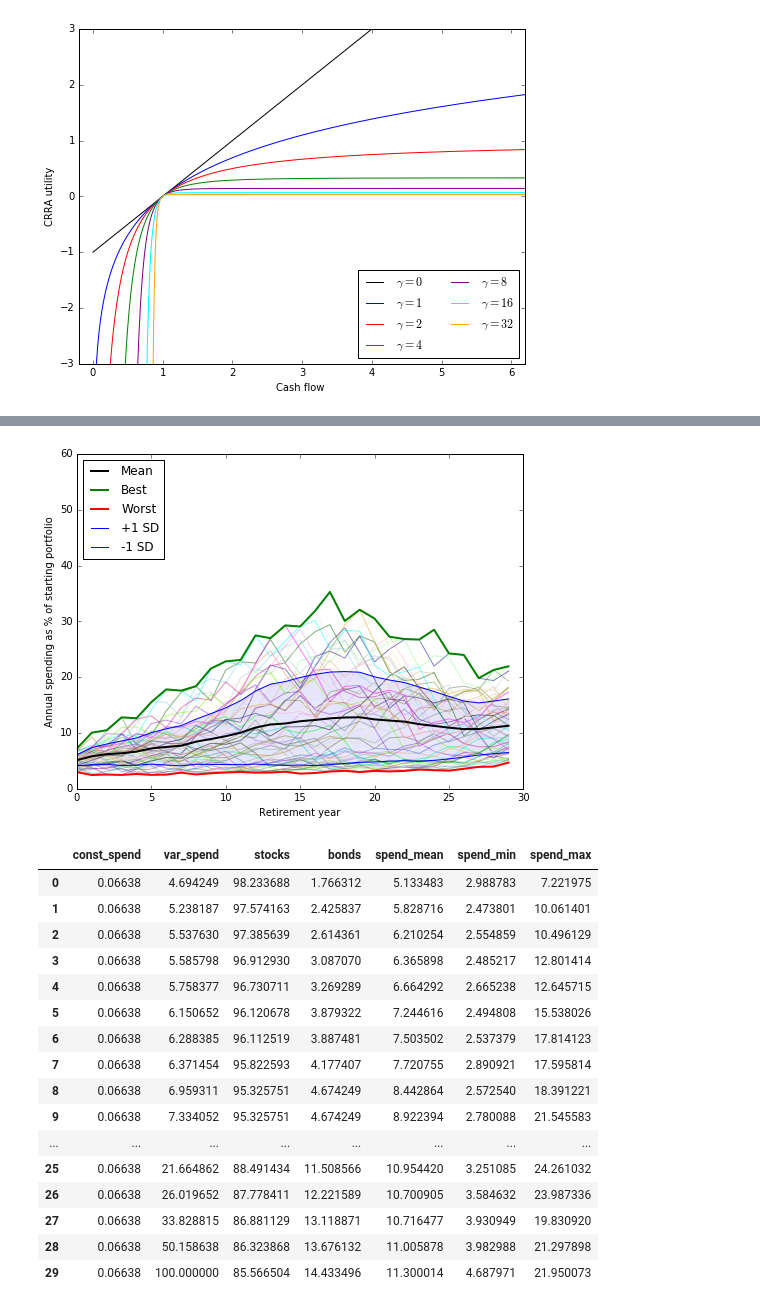
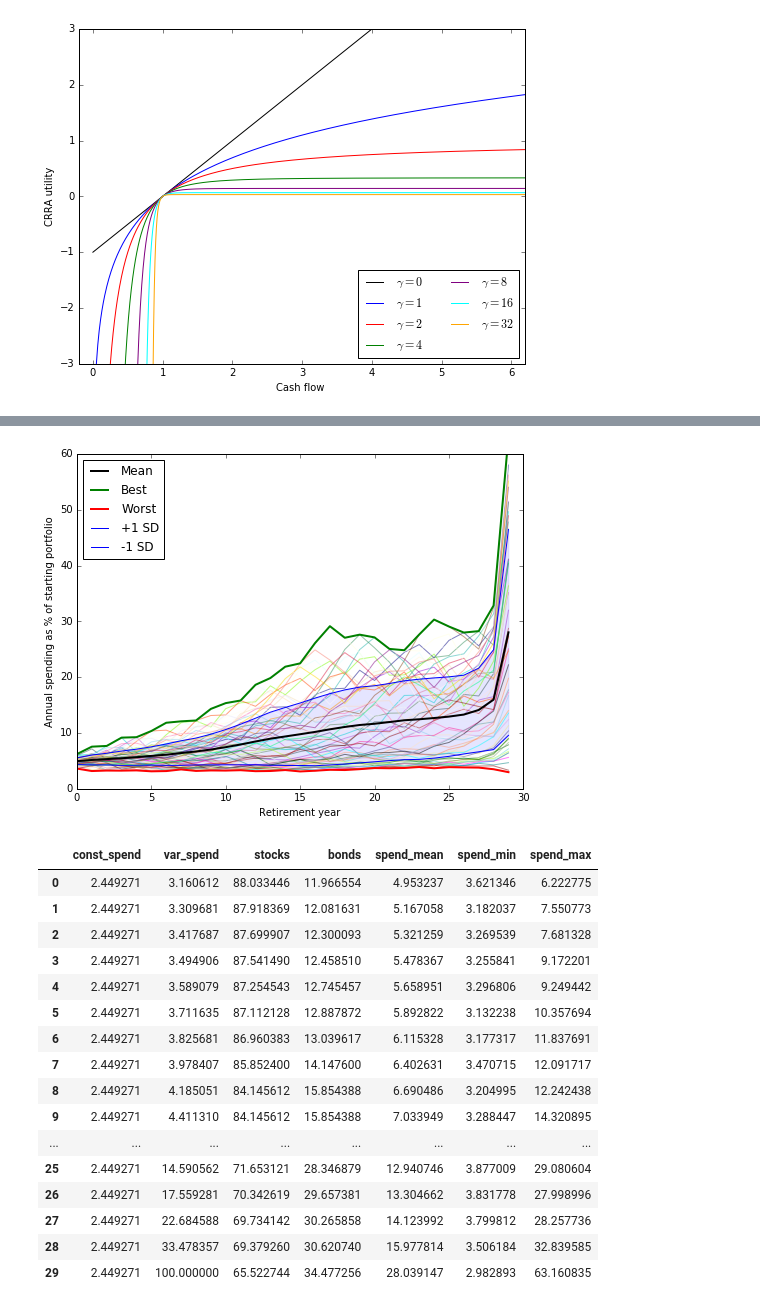
Before and after one commit to druce/safewithdrawal_tensorflow, a Jupyter notebook: Safe Retirement Spending Using Certainty Equivalent Cash Flow and TensorFlow.ipynb, the cells around one changed output, grey strips where cells are left out. Saved outputs shown, nothing was run; the diff lists cells and outputs as text; code cells hidden in the pictures.

```diff
--- a/Safe Retirement Spending Using Certainty Equivalent Cash Flow and TensorFlow.ipynb
+++ b/Safe Retirement Spending Using Certainty Equivalent Cash Flow and TensorFlow.ipynb
@@ -1151,17 +1161,17 @@ df_summary[cols]
 # %%
 # gamma = 1
-#Objective: 9.3197835039548
+#Objective: 9.308091
 
-const_spend = 0.031171
+const_spend_pct = 0.000210991438
+var_spend_pcts = pd.Series([0.033091538348404496, 0.034238168285506382, 0.035469702440122583, 0.036794378152860914, 0.038221756778048857, 0.03976288047503998, 0.041430947662087859, 0.043242686669740876, 0.045216839687742649, 0.047378561748440171, 0.04975812222825144, 0.052387429460561782, 0.055309651974463532, 0.058579229736857016, 0.062260304236144169, 0.066431027576827867, 0.071195216736901532, 0.076691471776952069, 0.083104783014253336, 0.090686442187799754, 0.099783243431139951, 0.11089638349654848, 0.12478101422016996, 0.14262272988447125, 0.16639735490582469, 0.19966642400185314, 0.24955549906491153, 0.33270239606716523, 0.49854063104140045, 1.0])
+stock_allocations = pd.Series([0.99999999932534844, 0.99997650919314807, 0.99995061726681489, 0.99992473029357398, 0.99933647980151297, 0.99915824051192981, 0.99801222176142057, 0.9979130315525, 0.99767125200215423, 0.99762089448679248, 0.99748512848933513, 0.99744284142382889, 0.99734447386668101, 0.99709686697171851, 0.99700226658406843, 0.99670993806194219, 0.99638045411265985, 0.99628135924967531, 0.99610184313223671, 0.99588814803982129, 0.99574876269478818, 0.99557475808121887, 0.99508658081662371, 0.99501534744474973, 0.99468563684794653, 0.98122175151927205, 0.97403705686938635, 0.9563148825731429, 0.93175496886826248, 0.91435187362375314])
 
-var_spend_pcts = pd.Series([0.033031715082124893, 0.034179658923378056, 0.035413235673810203, 0.03674041861668869, 0.038170522767858685, 0.039714318485430097, 0.041384780016445105, 0.043198654605266659, 0.045174497287581369, 0.047337726241673178, 0.049718885196671697, 0.052349339898335248, 0.05527231487699432, 0.058542485334810268, 0.062223822202370035, 0.066393675531524268, 0.071154938924494274, 0.076645922264574853, 0.083051431231744757, 0.090624657670722322, 0.099713290522915235, 0.11081878154864604, 0.12469530025942732, 0.14253675149889414, 0.16632259898937693, 0.19961900493553258, 0.24956175256190519, 0.33278703965562378, 0.49873317722521254, 1.000000000])
-stock_allocations = pd.Series([0.99997992186395857, 0.99997829495822088, 0.99997772801721752, 0.99997739871117364, 0.999981881805168, 0.99997168753575605, 0.99998297109656353, 0.99997718621226794, 0.99995206407097303, 0.99993387591616201, 0.99991562318746663, 0.99989638853120155, 0.99987202763403471, 0.99986392544055869, 0.99985827635323554, 0.99985583354131069, 0.99981745777551367, 0.99980538100009697, 0.99977354919295003, 0.99968776769934442, 0.99963126320848172, 0.99956977316432905, 0.99943095802616133, 0.99939580691208751, 0.99922584340950216, 0.98242971040593718, 0.97558375257576069, 0.95743881935199782, 0.9327435399245898, 0.91540890472708358])
 
 model = SafeWithdrawalModel(returns_list = [real_stocks, real_bonds],
                             names_list = ["stocks","bonds"],
                             allocations_list = [stock_allocations, bond_allocations],
                             start_val = 100.0,
-                            const_spend = const_spend,
+                            const_spend_pct = const_spend_pct,
                             var_spend_pcts = var_spend_pcts,
                             gamma = 1.0,
                             survival=None
@@ -1236,17 +1246,18 @@ df_summary[cols]
 # %%
 # gamma = 2
 
-#Objective: 7.203952
+#Objective: 7.230120
 
-const_spend = 0.046854624598
-var_spend_pcts = pd.Series([0.047728264432767613, 0.049411586294458174, 0.050928730122509078, 0.052344059676851309, 0.053732462146116412, 0.055217497823138666, 0.056941428407520825, 0.058930575848900338, 0.061336975451643787, 0.064041651590614299, 0.06682753017916232, 0.070015470233890598, 0.073482705866412062, 0.076908841885018162, 0.080315624573920857, 0.084248536285915637, 0.089148601519763754, 0.095047696579182661, 0.10188621415545694, 0.10924998386213798, 0.11753781748010764, 0.12760941026239583, 0.14057616911360005, 0.15671714345938417, 0.17824144932079172, 0.20888271848116302, 0.25566892685213716, 0.33619449575112598, 0.50043350250247753, 1.000000000])
-stock_allocations = pd.Series([0.99711355898839182, 0.99185701715221553, 0.99185701715220687, 0.98948774204807233, 0.98804540916535932, 0.98050079038519222, 0.97838578028389156, 0.97570008842349965, 0.96829250940421685, 0.96617128141912056, 0.96431002414689537, 0.96114519866116632, 0.96040289451991445, 0.95545525944604093, 0.94576492604012397, 0.94367216489810268, 0.93893019681658063, 0.93669535102064716, 0.9364792192199255, 0.92797207023216266, 0.92732340472916697, 0.92640611763229774, 0.92378045399910658, 0.92361726501803854, 0.92237182045552468, 0.91465926097427197, 0.90751802261070524, 0.89860934516344027, 0.89319891609596413, 0.8756356436940772])
+const_spend_pct = 0.006552359828
+var_spend_pcts = pd.Series([0.041730024402890566, 0.043065661775852866, 0.044391859946043943, 0.045730451371253651, 0.047022828403193398, 0.048346866327377003, 0.049969264212973291, 0.051772635011949494, 0.05382839843224467, 0.056194124040523201, 0.058647484414506394, 0.06143028962695303, 0.064438057067813803, 0.067655084992104958, 0.071016163034777993, 0.074807915407081427, 0.079533582161419869, 0.085078908498149891, 0.09164191452057574, 0.098991605783537245, 0.10762596446928538, 0.1181260827463371, 0.13165717577334701, 0.14864817522922197, 0.17083707810822416, 0.20167776412397839, 0.24746723938973431, 0.3251238352754548, 0.48334000628762291, 1.0])
+stock_allocations = pd.Series([0.99137370662471014, 0.98885347259020207, 0.98853264161916254, 0.98853257445991738, 0.98847099025009511, 0.98763370124193195, 0.97895605170774602, 0.97330764281199877, 0.96246002128072339, 0.96125477204232757, 0.96085750458951302, 0.95759460178043521, 0.95712378711789459, 0.95644465293001812, 0.94827631607872276, 0.94396957164989337, 0.93482244452266527, 0.9300384810033242, 0.92896258131175136, 0.9224433900888569, 0.91973544692376408, 0.91795790706642699, 0.91245135719063097, 0.91198470368965467, 0.90512751404269731, 0.89667381039145544, 0.88861859118301045, 0.87911696311267362, 0.86560988451804433, 0.84595260055443988])
+
 
 model = SafeWithdrawalModel(returns_list = [real_stocks, real_bonds],
                             names_list = ["stocks","bonds"],
                             allocations_list = [stock_allocations, bond_allocations],
                             start_val = 100.0,
-                            const_spend = const_spend,
+                            const_spend_pct = const_spend_pct,
                             var_spend_pcts = var_spend_pcts,
                             gamma = 2.0,
                             survival=None
@@ -1323,16 +1334,17 @@ df_summary[cols]
 # %%
 # gamma = 4
-#Objective: 5.542043
+#Objective: 5.653304
 
-const_spend = 0.062394818590
-var_spend_pcts = pd.Series([0.048730017411681981, 0.052008310068007907, 0.054218193590686803, 0.055312510831961072, 0.05692453529569181, 0.059346850704198942, 0.060946112437266921, 0.062915293825371824, 0.066910490847796711, 0.070523890712361842, 0.074071743670764315, 0.078407393759707497, 0.083816486978216462, 0.087649497384592573, 0.090666848258244878, 0.09516947034014607, 0.10018529958488882, 0.10723772404790377, 0.11502346628583779, 0.12290203018621258, 0.12976582756950256, 0.13907927847917723, 0.15173726025749013, 0.16591027751436746, 0.18646105551063419, 0.21552328379408389, 0.25984829312381236, 0.33830099662564217, 0.50158087213236147, 1.0000000001165821])
-stock_allocations = pd.Series([0.98483041858618714, 0.97770712573282248, 0.97525612643584925, 0.9691289957653666, 0.96881302159684457, 0.96237799840558991, 0.96234194683263252, 0.95851705138673715, 0.95422896281588088, 0.95417380209558689, 0.9541536262809267, 0.95136146540864797, 0.95015346534484879, 0.94863300656047456, 0.93975410613038846, 0.93725390691100396, 0.93177292466854633, 0.92676214815504188, 0.91778513469130074, 0.91050570402803632, 0.90965214873288602, 0.90836304468480333, 0.90502808487792075, 0.8953285399227876, 0.89332014954909367, 0.8851021144470862, 0.87791118448773353, 0.86886484784575391, 0.86325931670778011, 0.85567452029220781])
+const_spend_pct = 0.013135043394
+var_spend_pcts = pd.Series([0.035822978028495614, 0.037142880037028099, 0.038232214787301988, 0.039230415975672818, 0.040201921370750057, 0.04128306632974512, 0.042562738008764228, 0.044203187483426658, 0.04612997210464486, 0.048403252082914246, 0.050913960441316269, 0.053804872403093118, 0.056961354837341847, 0.059937273709488398, 0.062775232619198637, 0.066025078674551443, 0.070108404481856915, 0.075376643015682129, 0.081397919560765669, 0.087812983760457097, 0.094573649661557693, 0.10292659618285707, 0.11353980019663899, 0.12569730816023159, 0.14198879320676885, 0.16414995001568367, 0.19648563495632851, 0.25250659931593217, 0.3706052129208936, 1.0])
+stock_allocations = pd.Series([0.90099032199651863, 0.89924731857030904, 0.89924731828348214, 0.89876830969341182, 0.89770857617754174, 0.89503554351652825, 0.89232180232291247, 0.88505129512940295, 0.8648266951006971, 0.86372639925213479, 0.85995907966929552, 0.85302430311396027, 0.85289466074670783, 0.85270233833392206, 0.85157005570710653, 0.84601302356094343, 0.83930541580936513, 0.83354308642897557, 0.82595372913293841, 0.82174793960063786, 0.80903946044432207, 0.80583306771707164, 0.79764354604204957, 0.79580225813480721, 0.75787634532529125, 0.75092813511924261, 0.73890315821297692, 0.73198221026156862, 0.72778224605194297, 0.69545344502127571])
+
 
 model = SafeWithdrawalModel(returns_list = [real_stocks, real_bonds],
                             names_list = ["stocks","bonds"],
                             allocations_list = [stock_allocations, bond_allocations],
                             start_val = 100.0,
-                            const_spend = const_spend,
+                            const_spend_pct = const_spend_pct,
                             var_spend_pcts = var_spend_pcts,
                             gamma = 4.0,
                             survival=None
@@ -1409,16 +1421,17 @@ df_summary[cols]
 # %%
 # gamma = 6
 
-#Objective: 4.785632
+#Objective: 5.056278
 
-const_spend = 0.066380048274
-var_spend_pcts = pd.Series([0.046942489991125415, 0.052381867750906946, 0.055376304144526919, 0.055857984716955966, 0.057583771265202859, 0.06150651982169935, 0.062883848853336297, 0.06371453884366847, 0.069593106013293091, 0.073340523370016814, 0.076543277055569098, 0.080832500026518719, 0.087518278291160476, 0.091425365331841354, 0.093769994376575891, 0.099211209335377887, 0.10421549460702235, 0.11100390900033544, 0.11865455928527642, 0.12712502511942428, 0.13280328161552832, 0.14161239780070853, 0.15435903942239249, 0.1672445482599117, 0.18779214759395108, 0.21664861706166127, 0.2601965170565872, 0.33828814537170426, 0.50158637558403174, 1.0])
-stock_allocations = pd.Series([0.9823368781066294, 0.97574163093473221, 0.97385639120022749, 0.96912930315347301, 0.96730711445602935, 0.96120678292173423, 0.96112518736605979, 0.95822593280757651, 0.95325751135175252, 0.9532575110571978, 0.9532344090976832, 0.95104972867096116, 0.9494207410006561, 0.94863917813797216, 0.93966140738841597, 0.93705157759905322, 0.93182034051946938, 0.92637966735950883, 0.91781119466330885, 0.91043108963693997, 0.90952857245067864, 0.90818966577947924, 0.904801572109318, 0.89527003579457665, 0.89320998933594076, 0.88491434302897254, 0.87778410584111077, 0.86881129473149388, 0.86323868426060357, 0.85566504051746828])
+const_spend_pct = 0.015637933571
+var_spend_pcts = pd.Series([0.031606123286676821, 0.033096808496424615, 0.034176874786077449, 0.034949059621799367, 0.035890789552150887, 0.037116351576046536, 0.038256812396706585, 0.039784074922038948, 0.041850514856008901, 0.044113104719702513, 0.046479531291527841, 0.049188553520785189, 0.052237088536900282, 0.054826487679491116, 0.05719659838516862, 0.060236417433033075, 0.06372908174792162, 0.068170731957061817, 0.073291375378079365, 0.078832696364871821, 0.084046153747339689, 0.091046547868110006, 0.10034482939483094, 0.11066289255761518, 0.1255268715113966, 0.14590561544900946, 0.17559280570819452, 0.22684587500024678, 0.33478357325498115, 1.0])
+stock_allocations = pd.Series([0.88033446277449279, 0.87918369248956052, 0.87699906807696382, 0.87541489848777843, 0.87254543385561067, 0.87112127695141239, 0.8696038278716699, 0.85852400031522713, 0.84145611984667457, 0.84145611982772339, 0.83898260822198845, 0.83191026515233402, 0.83112108486165093, 0.83100258791320347, 0.83025217396697193, 0.81919450523261073, 0.81311531977557161, 0.809624259366025, 0.80101985702945411, 0.79700856489108074, 0.78660821862681019, 0.7827212663418508, 0.77416817507231639, 0.76897655138636212, 0.72297797819724985, 0.7165312149934886, 0.70342618929327727, 0.69734141791783077, 0.69379260335071868, 0.65522743833716124])
+
 model = SafeWithdrawalModel(returns_list = [real_stocks, real_bonds],
                             names_list = ["stocks","bonds"],
                             allocations_list = [stock_allocations, bond_allocations],
                             start_val = 100.0,
-                            const_spend = const_spend,
+                            const_spend_pct = const_spend_pct,
                             var_spend_pcts = var_spend_pcts,
                             gamma = 6.0,
                             survival=None
@@ -1477,21 +1490,21 @@ df_summary[cols]
-[figure, old version]
+[figure, new version]
 |  | const_spend | var_spend | stocks | bonds | spend_mean | spend_min | spend_max |
-| 0 | 0.06638 | 4.694249 | 98.233688 | 1.766312 | 5.133483 | 2.988783 | 7.221975 |
-| 1 | 0.06638 | 5.238187 | 97.574163 | 2.425837 | 5.828716 | 2.473801 | 10.061401 |
-| 2 | 0.06638 | 5.537630 | 97.385639 | 2.614361 | 6.210254 | 2.554859 | 10.496129 |
-| 3 | 0.06638 | 5.585798 | 96.912930 | 3.087070 | 6.365898 | 2.485217 | 12.801414 |
-| 4 | 0.06638 | 5.758377 | 96.730711 | 3.269289 | 6.664292 | 2.665238 | 12.645715 |
-| 5 | 0.06638 | 6.150652 | 96.120678 | 3.879322 | 7.244616 | 2.494808 | 15.538026 |
-| 6 | 0.06638 | 6.288385 | 96.112519 | 3.887481 | 7.503502 | 2.537379 | 17.814123 |
-| 7 | 0.06638 | 6.371454 | 95.822593 | 4.177407 | 7.720755 | 2.890921 | 17.595814 |
-| 8 | 0.06638 | 6.959311 | 95.325751 | 4.674249 | 8.442864 | 2.572540 | 18.391221 |
-| 9 | 0.06638 | 7.334052 | 95.325751 | 4.674249 | 8.922394 | 2.780088 | 21.545583 |
+| 0 | 2.449271 | 3.160612 | 88.033446 | 11.966554 | 4.953237 | 3.621346 | 6.222775 |
+| 1 | 2.449271 | 3.309681 | 87.918369 | 12.081631 | 5.167058 | 3.182037 | 7.550773 |
+| 2 | 2.449271 | 3.417687 | 87.699907 | 12.300093 | 5.321259 | 3.269539 | 7.681328 |
+| 3 | 2.449271 | 3.494906 | 87.541490 | 12.458510 | 5.478367 | 3.255841 | 9.172201 |
+| 4 | 2.449271 | 3.589079 | 87.254543 | 12.745457 | 5.658951 | 3.296806 | 9.249442 |
+| 5 | 2.449271 | 3.711635 | 87.112128 | 12.887872 | 5.892822 | 3.132238 | 10.357694 |
+| 6 | 2.449271 | 3.825681 | 86.960383 | 13.039617 | 6.115328 | 3.177317 | 11.837691 |
+| 7 | 2.449271 | 3.978407 | 85.852400 | 14.147600 | 6.402631 | 3.470715 | 12.091717 |
+| 8 | 2.449271 | 4.185051 | 84.145612 | 15.854388 | 6.690486 | 3.204995 | 12.242438 |
+| 9 | 2.449271 | 4.411310 | 84.145612 | 15.854388 | 7.033949 | 3.288447 | 14.320895 |
 | ... | ... | ... | ... | ... | ... | ... | ... |
-| 25 | 0.06638 | 21.664862 | 88.491434 | 11.508566 | 10.954420 | 3.251085 | 24.261032 |
-| 26 | 0.06638 | 26.019652 | 87.778411 | 12.221589 | 10.700905 | 3.584632 | 23.987336 |
-| 27 | 0.06638 | 33.828815 | 86.881129 | 13.118871 | 10.716477 | 3.930949 | 19.830920 |
-| 28 | 0.06638 | 50.158638 | 86.323868 | 13.676132 | 11.005878 | 3.982988 | 21.297898 |
-| 29 | 0.06638 | 100.000000 | 85.566504 | 14.433496 | 11.300014 | 4.687971 | 21.950073 |
+| 25 | 2.449271 | 14.590562 | 71.653121 | 28.346879 | 12.940746 | 3.877009 | 29.080604 |
+| 26 | 2.449271 | 17.559281 | 70.342619 | 29.657381 | 13.304662 | 3.831778 | 27.998996 |
+| 27 | 2.449271 | 22.684588 | 69.734142 | 30.265858 | 14.123992 | 3.799812 | 28.257736 |
+| 28 | 2.449271 | 33.478357 | 69.379260 | 30.620740 | 15.977814 | 3.506184 | 32.839585 |
+| 29 | 2.449271 | 100.000000 | 65.522744 | 34.477256 | 28.039147 | 2.982893 | 63.160835 |
 # %%
 #gamma = 8
 
```
Also changed, not shown: parts of 14 cells of this notebook.
